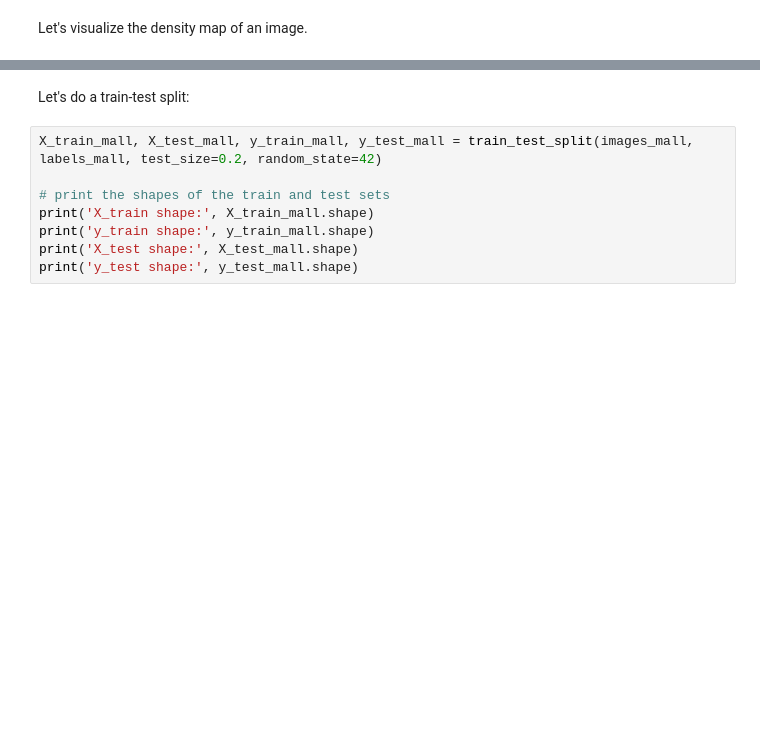
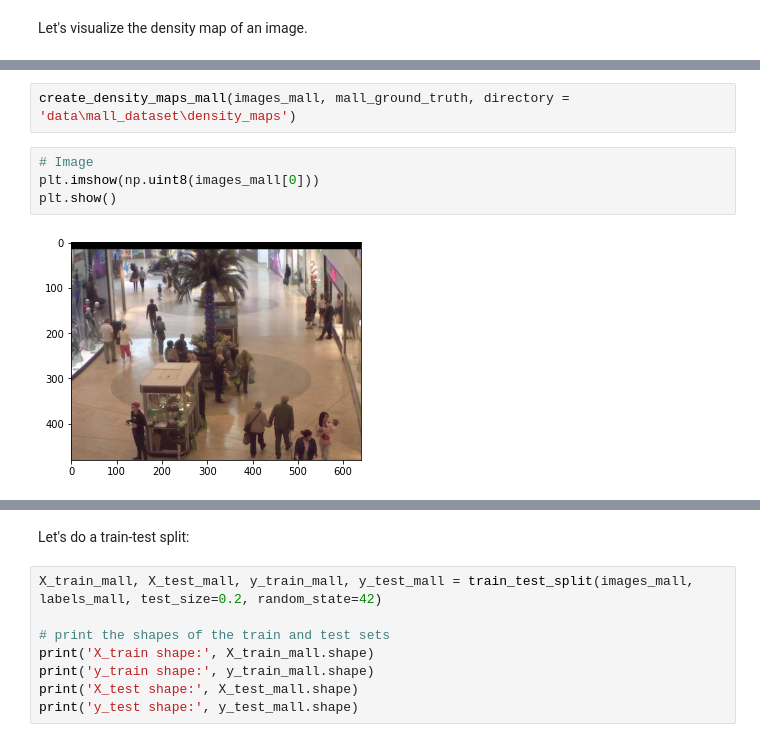
Before and after one commit to luismarcoslc/crowd_counting, a Jupyter notebook: project.ipynb, the cells around one changed output, grey strips where cells are left out. Saved outputs shown, nothing was run; the diff lists cells and outputs as text; blank space fills up the shorter version.

```diff
--- a/project.ipynb
+++ b/project.ipynb
@@ -133,0 +433,8 @@ Labels array shape: (2000, 1)
+# %%
+create_density_maps_mall(images_mall, mall_ground_truth, directory = 'data\mall_dataset\density_maps')
+# %%
+# Image
+plt.imshow(np.uint8(images_mall[0]))
+plt.show()
+# %% [output]
+[figure, added]
```
Also changed, not shown: parts of 28 cells of this notebook.
